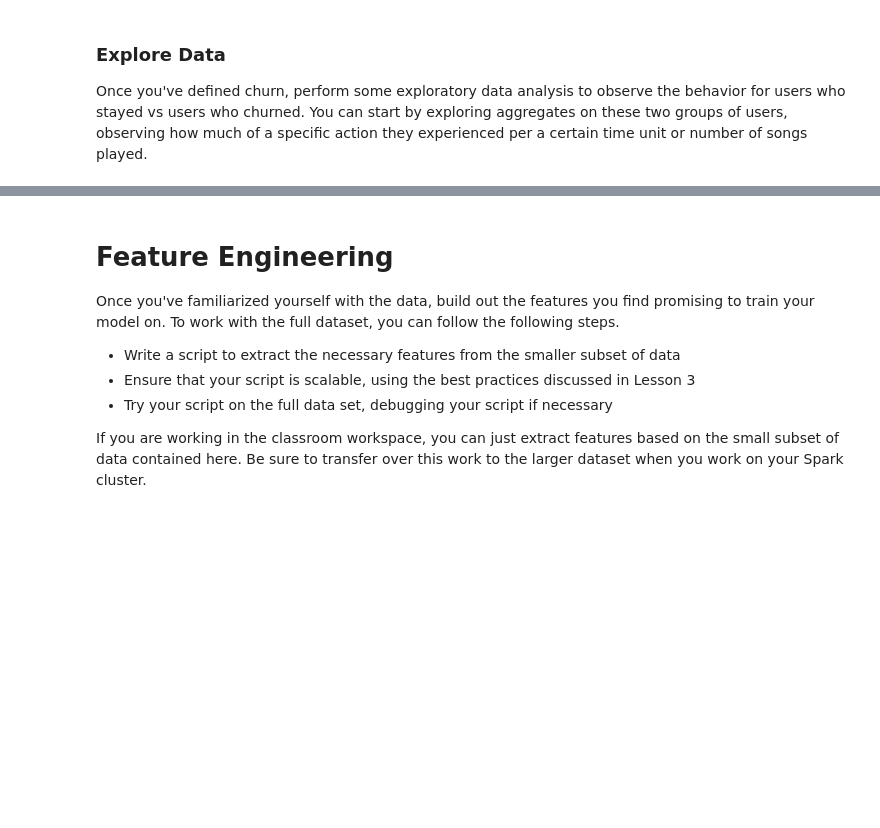
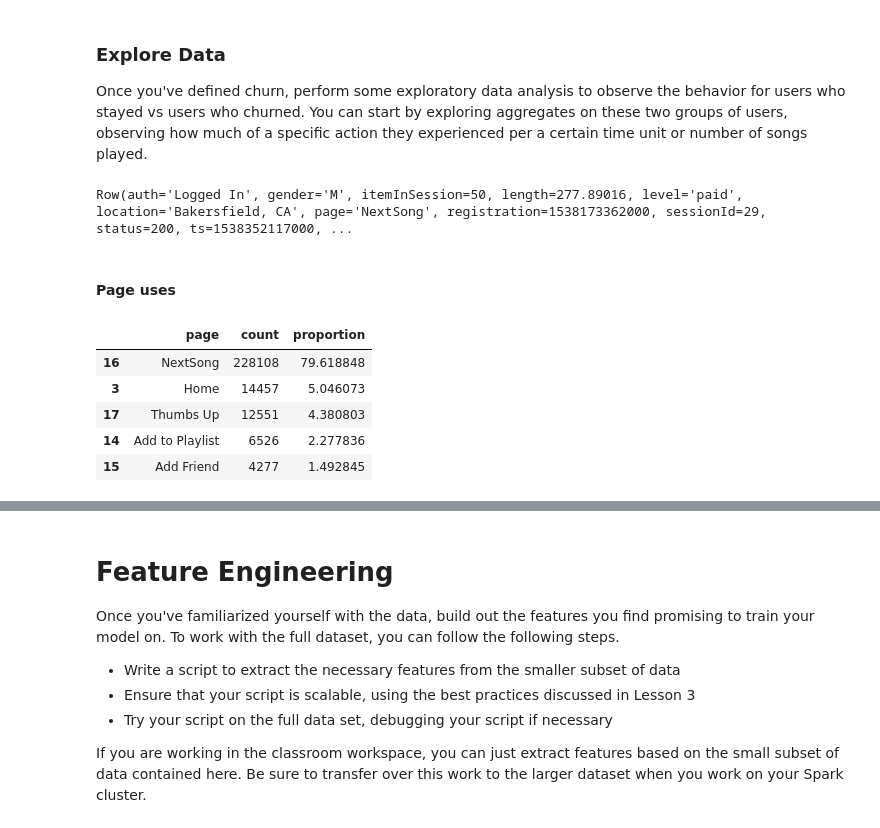
Before and after one commit to petitepepper/Sparkifty_User-Churn-Alert, a Jupyter notebook: Sparkify.ipynb, the cells around one changed output, grey strips where cells are left out. Drawn from its saved outputs; the diff is of its cells as text; code cells hidden in the pictures; blank space fills up the shorter version.

```diff
--- a/Sparkify.ipynb
+++ b/Sparkify.ipynb
@@ -42,0 +159,6 @@ Once you've defined churn, perform some exploratory data analysis to observe the
+# %%
+df_simple.head()
+# %% [output]
+Row(auth='Logged In', gender='M', itemInSession=50, length=277.89016, level='paid', location='Bakersfield, CA', page='NextSong', registration=1538173362000, sessionId=29, status=200, ts=1538352117000, ...
+# %% [markdown]
+#### Page uses
@@ -42,0 +169,9 @@ Once you've defined churn, perform some exploratory data analysis to observe the
+# %%
+pages.head()
+# %% [output]
+|  | page | count | proportion |
+| 16 | NextSong | 228108 | 79.618848 |
+| 3 | Home | 14457 | 5.046073 |
+| 17 | Thumbs Up | 12551 | 4.380803 |
+| 14 | Add to Playlist | 6526 | 2.277836 |
+| 15 | Add Friend | 4277 | 1.492845 |
```
Also changed, not shown: parts of 14 cells of this notebook, 1 other file.
